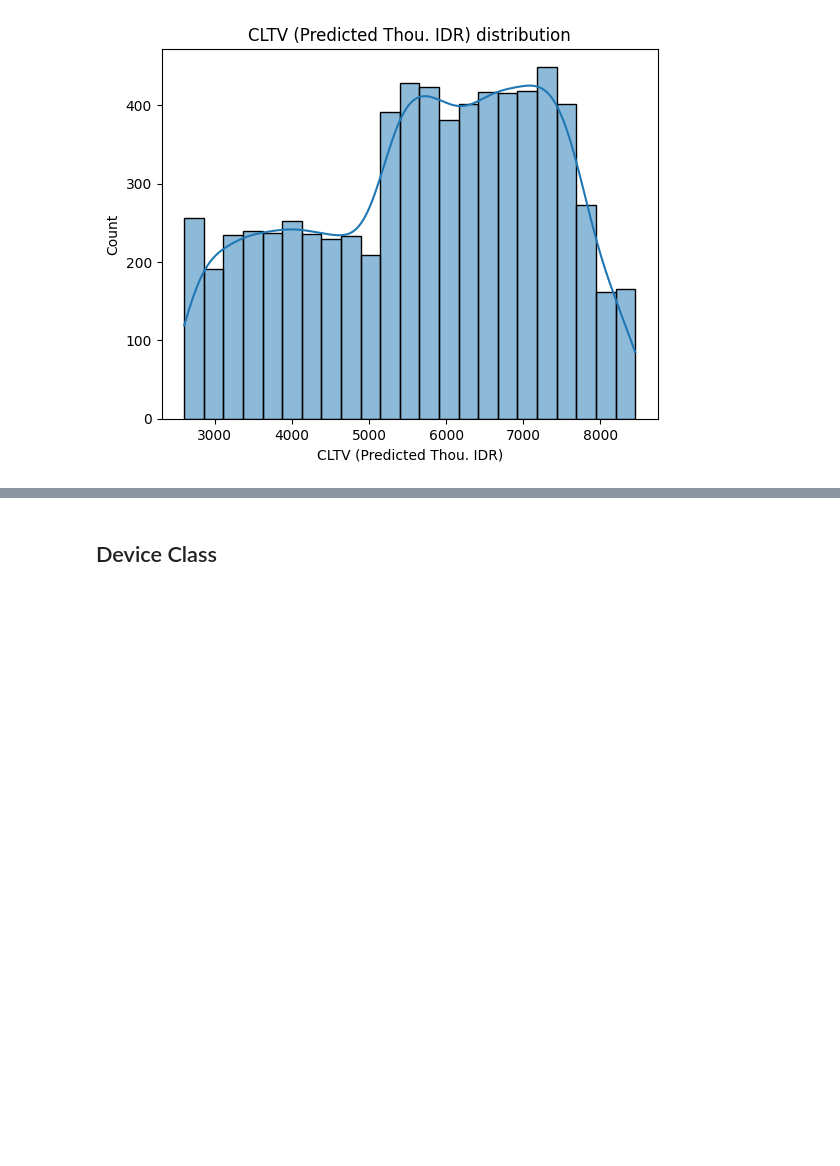
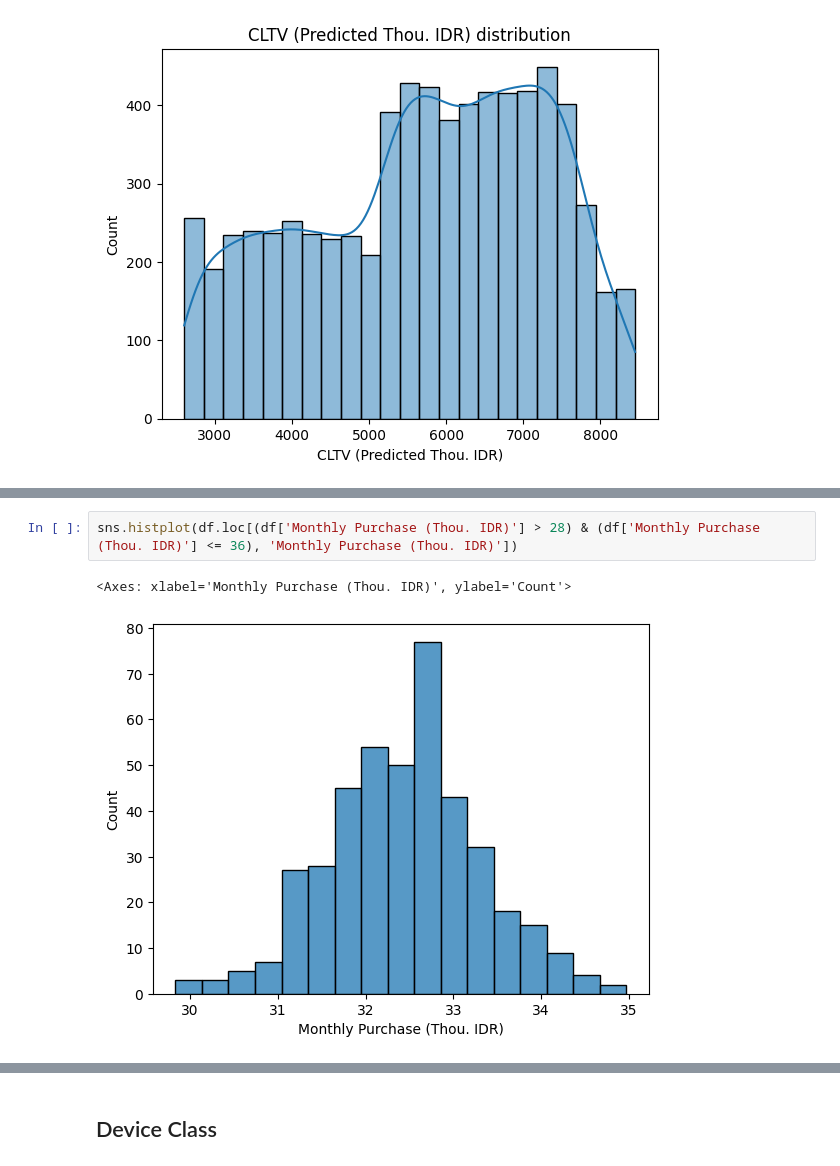
Before and after one commit to marcellinus-witarsah/data-challenge-dsw-2023, a Jupyter notebook: notebooks/03_churn_model.ipynb, the cells around one changed output, grey strips where cells are left out. Cells and saved outputs as stored; diff of their text form; blank space fills up the shorter version.

```diff
--- a/notebooks/03_churn_model.ipynb
+++ b/notebooks/03_churn_model.ipynb
@@ -92,0 +93,5 @@ for c in df.select_dtypes(include=[int, float]):
+# %%
+sns.histplot(df.loc[(df['Monthly Purchase (Thou. IDR)'] > 28) & (df['Monthly Purchase (Thou. IDR)'] <= 36), 'Monthly Purchase (Thou. IDR)'])
+# %% [output]
+<Axes: xlabel='Monthly Purchase (Thou. IDR)', ylabel='Count'>
+[figure, added]
```
Also changed, not shown: parts of 20 cells of this notebook.
